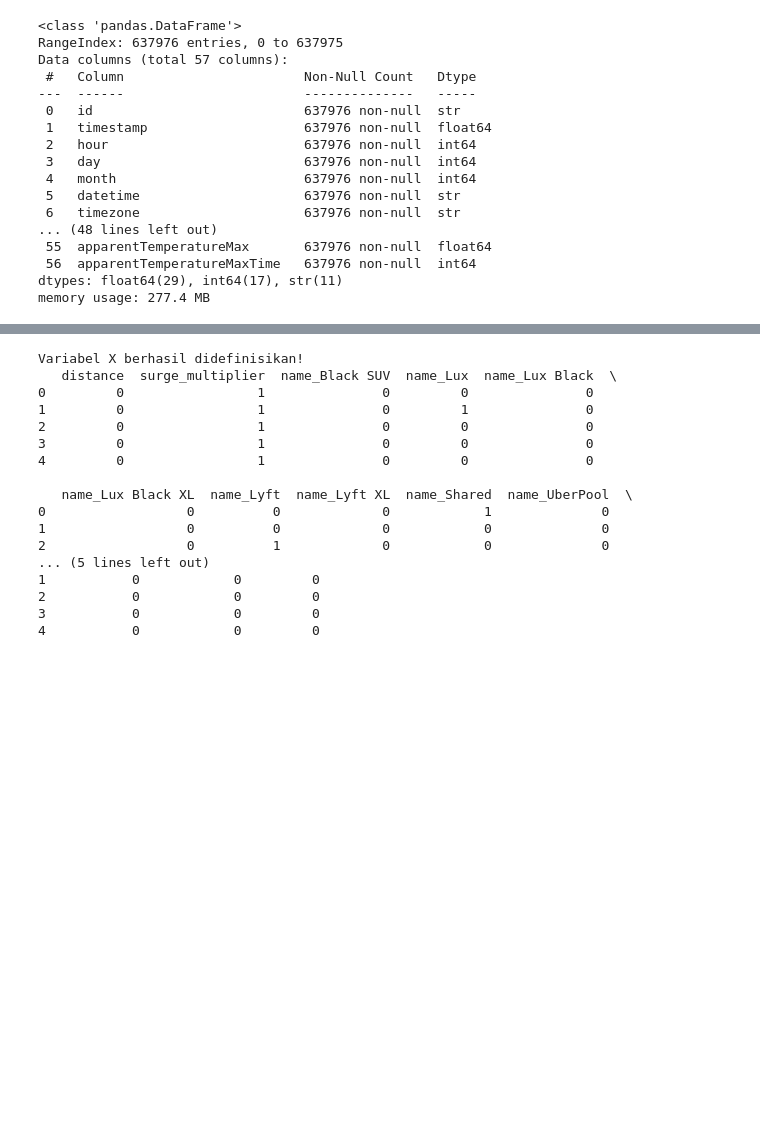
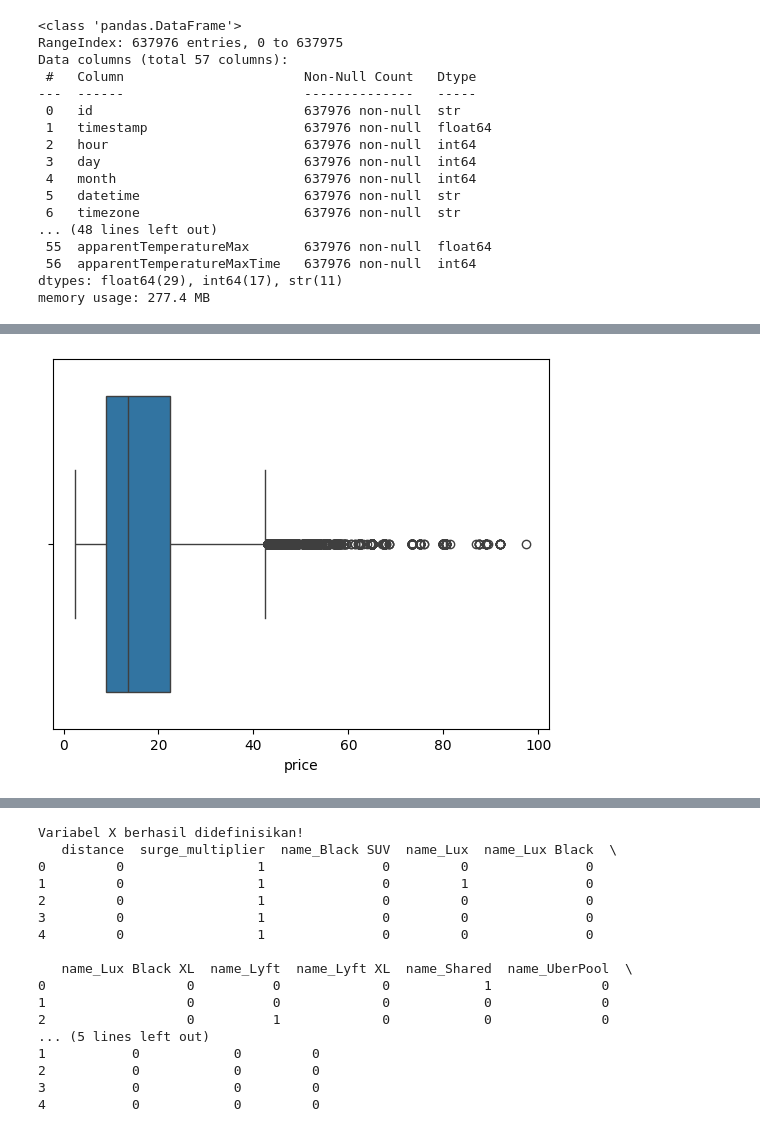
Before and after one commit to salwaa9406-prog/MachineLearning, a Jupyter notebook: ML2.ipynb, the cells around one changed output, grey strips where cells are left out. Saved outputs shown, nothing was run; the diff lists cells and outputs as text; code cells hidden in the pictures; blank space fills up the shorter version.

```diff
--- a/ML2.ipynb
+++ b/ML2.ipynb
@@ -155,0 +185,8 @@ memory usage: 277.4 MB
+# %%
+import seaborn as sns
+import matplotlib.pyplot as plt
+
+sns.boxplot(x=df['price'])
+plt.show()
+# %% [output]
+[figure, added]
```
Also changed, not shown: parts of 6 cells of this notebook, 1 other file.
